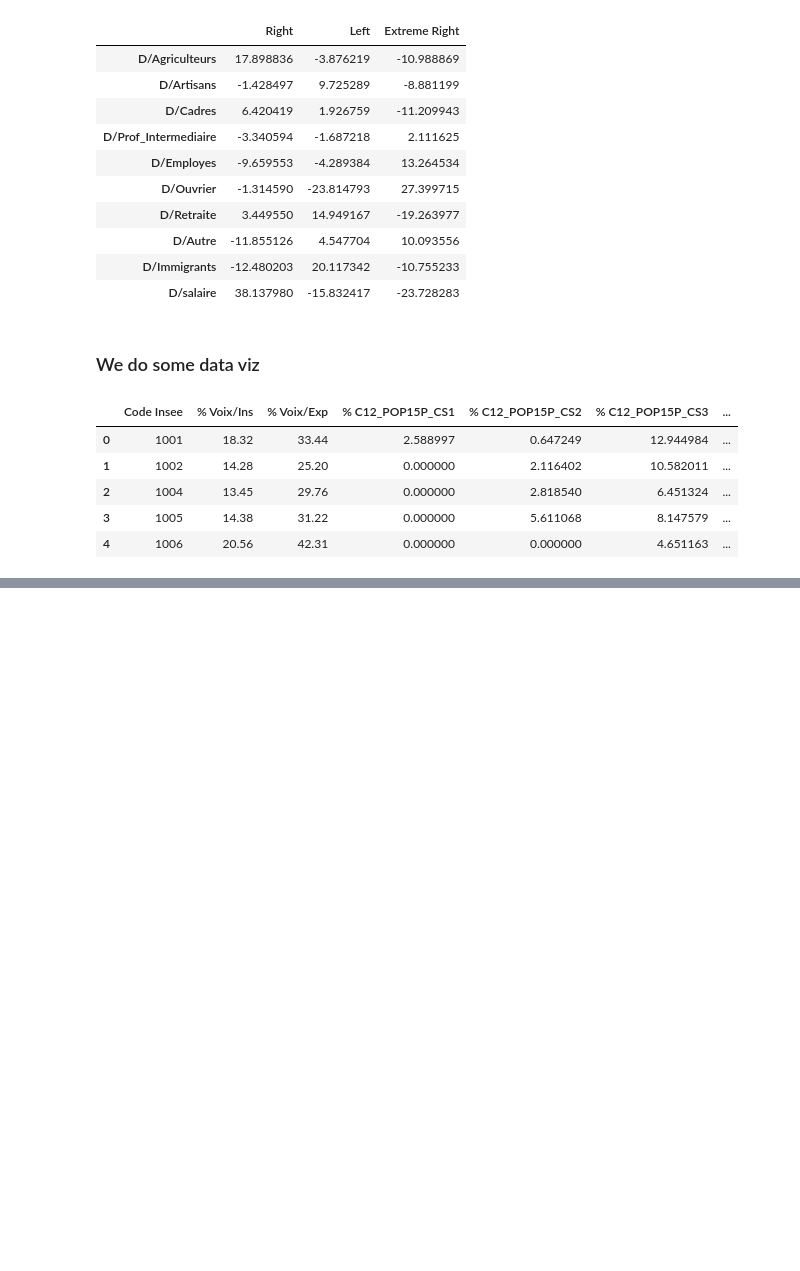
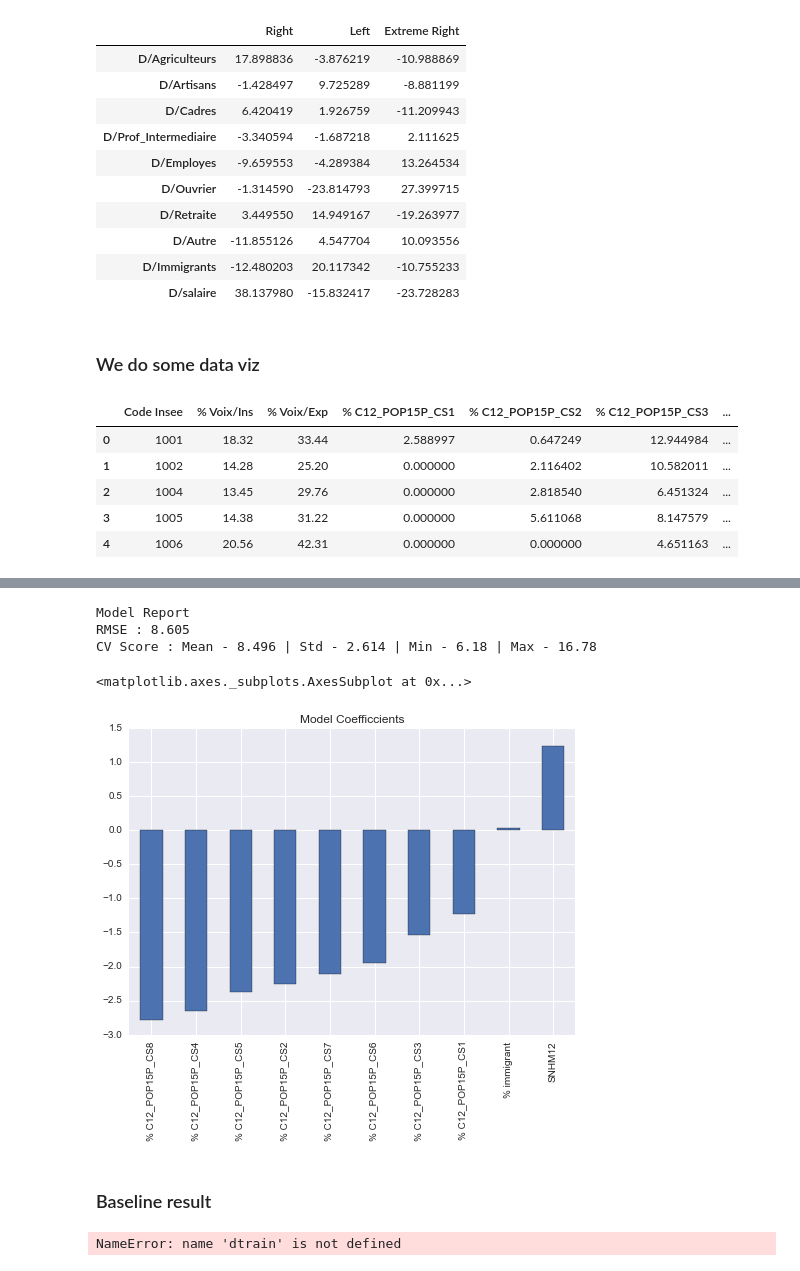
Before and after one commit to du-phan/Electoral-Analysis, a Jupyter notebook: data_analysis.ipynb, the cells around one changed output, grey strips where cells are left out. Cells and saved outputs as stored; diff of their text form; code cells hidden in the pictures; blank space fills up the shorter version.

Commit message:
add linear regression

```diff
--- a/data_analysis.ipynb
+++ b/data_analysis.ipynb
@@ -169,0 +218,32 @@ sns.pairplot(df[df.columns[2:]])
+# %%
+def modelfit(alg, dtrain, predictors, target):
+    alg.fit(dtrain[predictors], dtrain[target])
+    dtrain_predictions = alg.predict(dtrain[predictors])
+
+    cv_score = cross_validation.cross_val_score(alg, dtrain[predictors], dtrain[target], cv=20, scoring='mean_squared_error')
+    cv_score = np.sqrt(np.abs(cv_score))
+
+    #Print model report:
+    print "\nModel Report"
+    print "RMSE : %.4g" % np.sqrt(metrics.mean_squared_error(dtrain[target].values, dtrain_predictions))
+    print "CV Score : Mean - %.4g | Std - %.4g | Min - %.4g | Max - %.4g" % (np.mean(cv_score),np.std(cv_score),np.min(cv_score),np.max(cv_score))
+# %%
+from sklearn.linear_model import LinearRegression, Ridge, Lasso
+target = '% Voix/Exp'
+predictors = df.columns[3:]
+lm = LinearRegression(normalize=True)
+modelfit(lm, df, predictors, target)
+coef1 = pd.Series(lm.coef_, predictors).sort_values()
+coef1.plot(kind='bar', title='Model Coefficcients')
+# %% [output]
+Model Report
+RMSE : 8.605
+CV Score : Mean - 8.496 | Std - 2.614 | Min - 6.18 | Max - 16.78
+<matplotlib.axes._subplots.AxesSubplot at 0x...>
+[figure, added]
+# %% [markdown]
+### Baseline result
+# %%
+print "RMSE : %.4g" % np.sqrt(metrics.mean_squared_error(df['% Vote/Exp'].values, dtrain_predictions))
+# %% [output]
+NameError: name 'dtrain' is not defined
```
Also changed, not shown: parts of 16 cells of this notebook.
